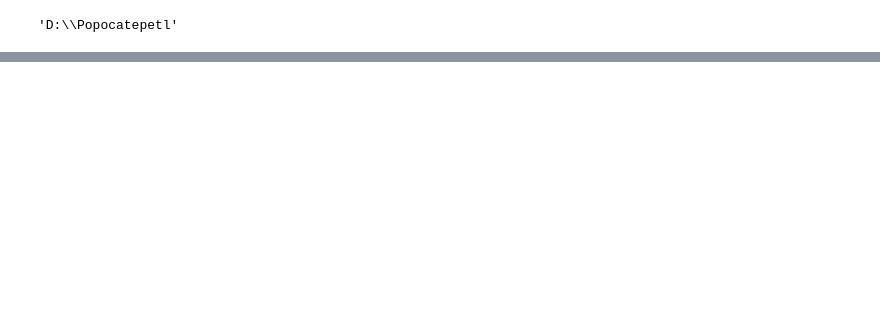
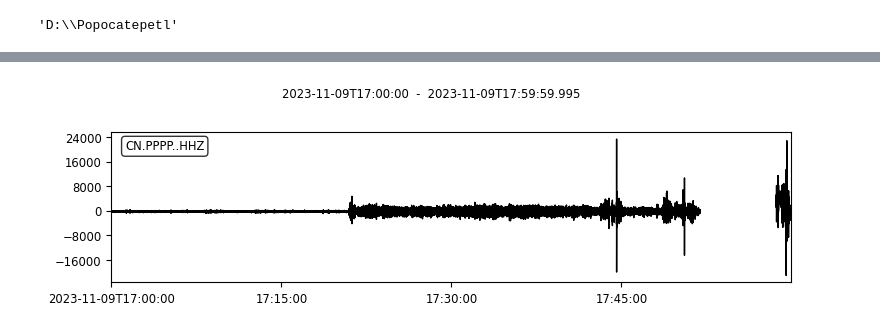
Before and after one commit to javierMoG/PopocatepetlVolcano, a Jupyter notebook: src/Pruebas.ipynb, the cells around one changed output, grey strips where cells are left out. Saved outputs shown, nothing was run; the diff lists cells and outputs as text; code cells hidden in the pictures; blank space fills up the shorter version.

```diff
--- a/src/Pruebas.ipynb
+++ b/src/Pruebas.ipynb
@@ -419,0 +367,5 @@ CN.PPPP..HHZ | 2022-04-09T00:00:00.000000Z - 2022-04-09T23:59:59.980000Z | 100.0
+# %%
+st = obspy.read("data/2023/11/09/CN.PPPP._20231109_170000.seed")
+st = st.select(component='Z')
+st = st.decimate(factor=2, no_filter=True)
+print(st)
@@ -419,0 +377,7 @@ CN.PPPP..HHZ | 2022-04-09T00:00:00.000000Z - 2022-04-09T23:59:59.980000Z | 100.0
+# %%
+ax = st.plot()
+fig = ax.get_figure()
+fig.savefig(r"C:\Users\javie\OneDrive - INSTITUTO TECNOLOGICO AUTONOMO DE MEXICO\MaestriaEnCienciaDeDatos\EstanciaDeInvestigacion\Popocatepelt\PopocatepetlVolcano\img\ReporteEstancia\slided_hour.pdf", bbox_inches="tight", dpi=300)
+plt.close(fig)
+# %% [output]
+[figure, added]
```
Also changed, not shown: parts of 67 cells of this notebook.
